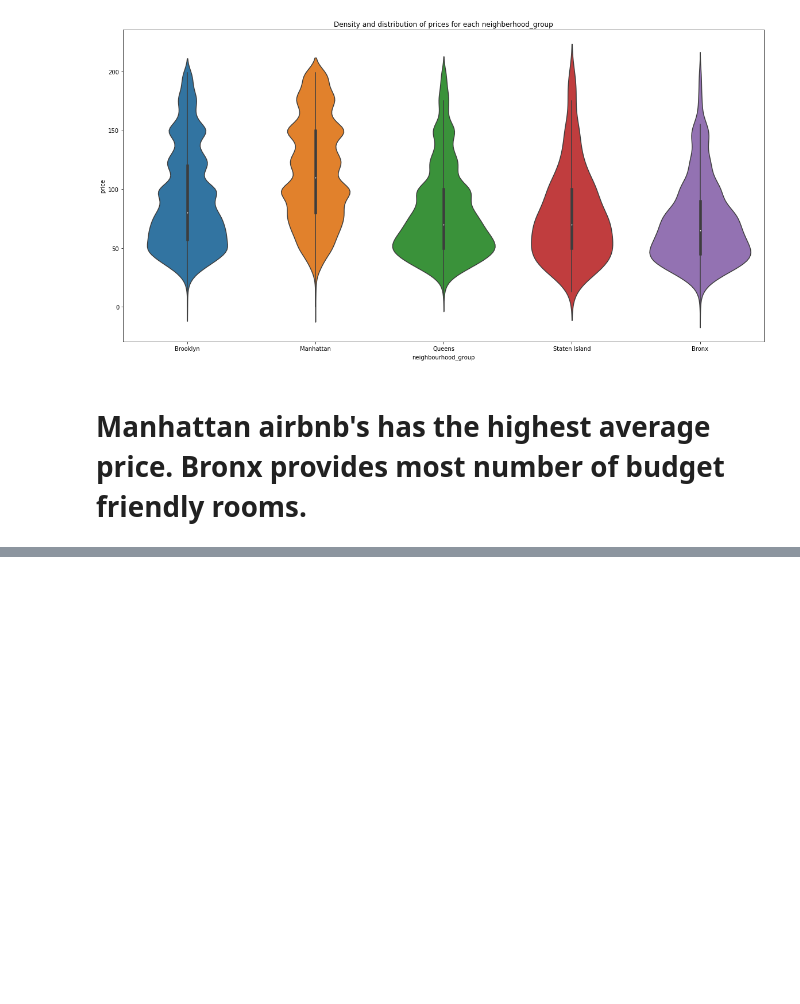
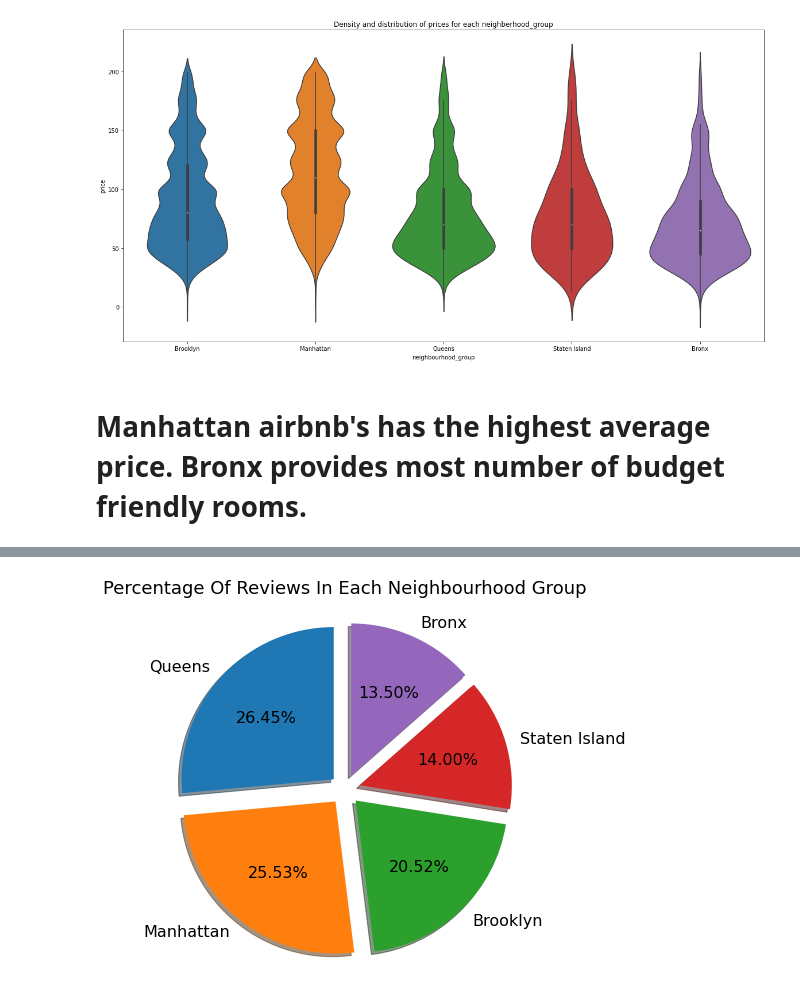
Before and after one commit to vaidande/Airbnb-Booking-Analysis, a Jupyter notebook: Airbnb_Bookings_Analysis_Capstone_Project_by_Ritik_Vaidande.ipynb, the cells around one changed output, grey strips where cells are left out. Drawn from its saved outputs; the diff is of its cells as text; code cells hidden in the pictures; blank space fills up the shorter version.

```diff
--- a/Airbnb_Bookings_Analysis_Capstone_Project_by_Ritik_Vaidande.ipynb
+++ b/Airbnb_Bookings_Analysis_Capstone_Project_by_Ritik_Vaidande.ipynb
@@ -344,0 +455,4 @@ Text(0.5, 1.0, 'Density and distribution of prices for each neighberhood_group')
+# %%
+# Analysing number of reviews as per the neighbourhood group.
+ng_reviews = data.groupby(['neighbourhood_group'])['number_of_reviews'].max().reset_index().sort_values(by = 'number_of_reviews', ascending = False)
+ng_reviews
@@ -344,0 +466,9 @@ Text(0.5, 1.0, 'Density and distribution of prices for each neighberhood_group')
+# %%
+# Plotting pie chart for number of reviews in each neighbourhood group
+plt.figure(figsize=(10,7))
+reviews = ng_reviews['number_of_reviews']
+plt.pie(reviews, labels = ng_reviews['neighbourhood_group'], autopct = '%0.2f%%', startangle = 90, explode = [0.1,0.1,0.1,0.1,0.1], shadow = True, textprops={'fontsize': 16})
+plt.title('Percentage Of Reviews In Each Neighbourhood Group', fontsize = 18)
+plt.show()
+# %% [output]
+[figure, added]
```
Also changed, not shown: parts of 67 cells of this notebook.
